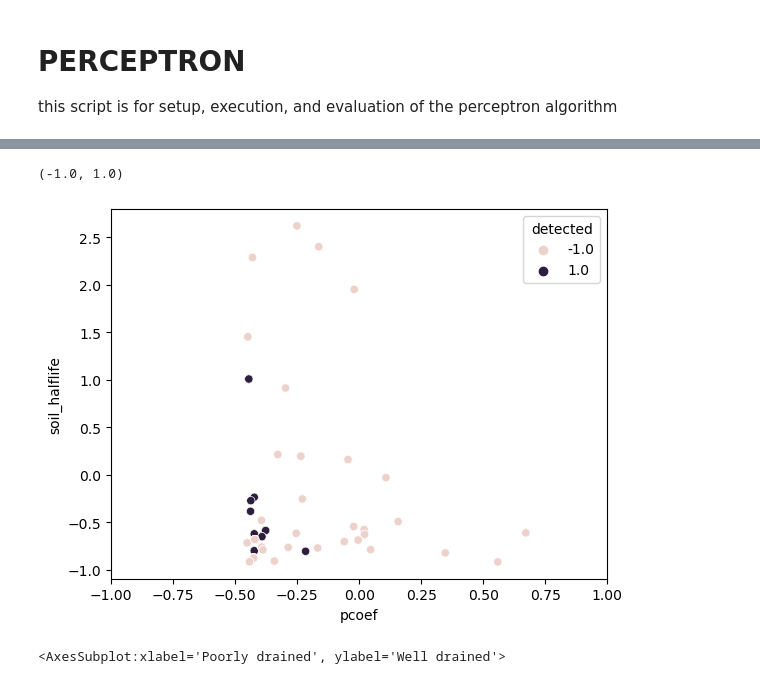
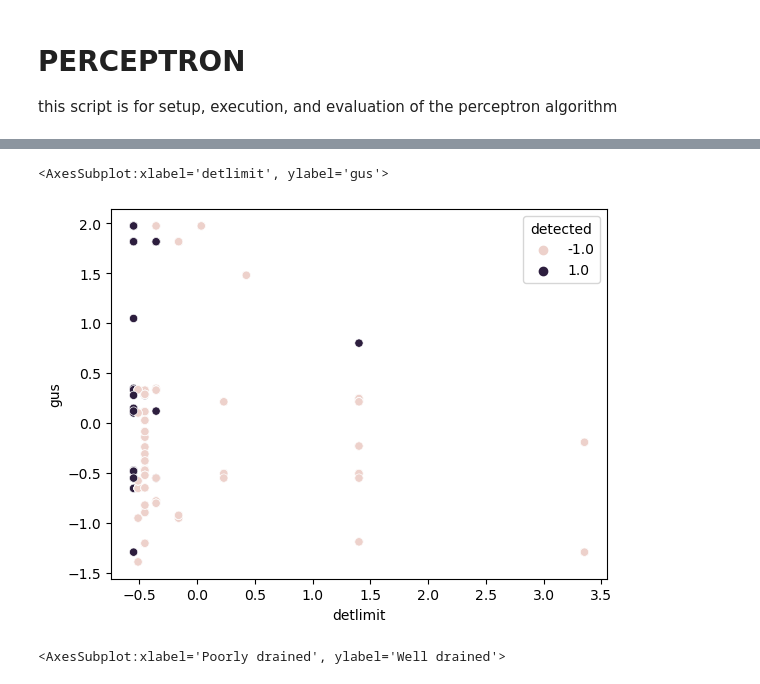
Before and after one commit to izguenther6/orie4741-final, a Jupyter notebook: scripts/perceptron.ipynb, the cells around one changed output, grey strips where cells are left out. Cells and saved outputs as stored; diff of their text form; code cells hidden in the pictures.

```diff
--- a/scripts/perceptron.ipynb
+++ b/scripts/perceptron.ipynb
@@ -27,11 +30,10 @@ df_raw = pd.read_csv('../data/df_raw.csv').drop('Unnamed: 0', axis = 1)
 
 np.random.seed(8)
 # %%
-sns.scatterplot(x='pcoef', y='soil_halflife', hue='detected', data = df_all)
-plt.xlim(-1,1)
+sns.scatterplot(x='detlimit', y='gus', hue='detected', data = df_all)
 # %% [output]
-(-1.0, 1.0)
+<AxesSubplot:xlabel='detlimit', ylabel='gus'>
-[figure, old version]
+[figure, new version]
 # %%
 sns.scatterplot(x = 'Poorly drained', y = 'Well drained', hue = 'detected', data = df_all)
 # %% [output]
```
Also changed, not shown: parts of 13 cells of this notebook, 9 other files.
